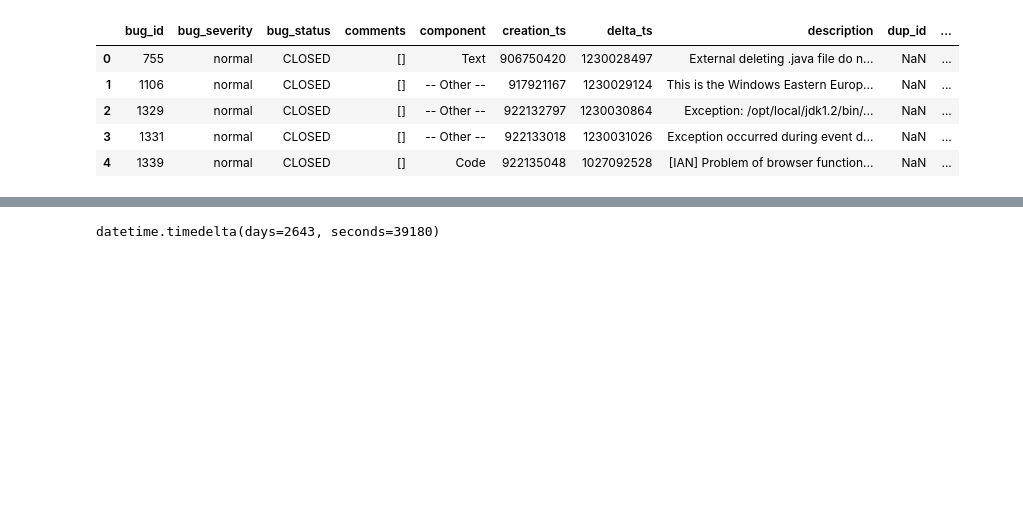
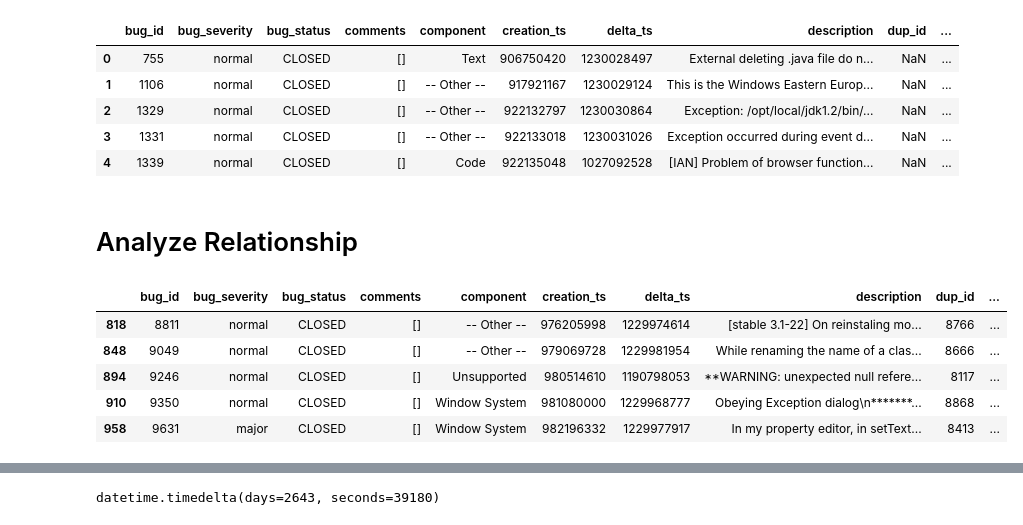
Before and after one commit to afifaniks/dedupt, a Jupyter notebook: src/analysis.ipynb, the cells around one changed output, grey strips where cells are left out. Cells and saved outputs as stored; diff of their text form; code cells hidden in the pictures; blank space fills up the shorter version.

```diff
--- a/src/analysis.ipynb
+++ b/src/analysis.ipynb
@@ -364,3 +364,5 @@ df.head()
 | 2 | 1329 | normal | CLOSED | [] | -- Other -- | 922132797 | 1230030864 | Exception: /opt/local/jdk1.2/bin/... | NaN | ... |
 | 3 | 1331 | normal | CLOSED | [] | -- Other -- | 922133018 | 1230031026 | Exception occurred during event d... | NaN | ... |
 | 4 | 1339 | normal | CLOSED | [] | Code | 922135048 | 1027092528 | [IAN] Problem of browser function... | NaN | ... |
+# %% [markdown]
+# Analyze Relationship
@@ -366,0 +376,9 @@ df.head()
+# %%
+df.head()
+# %% [output]
+|  | bug_id | bug_severity | bug_status | comments | component | creation_ts | delta_ts | description | dup_id | ... |
+| 818 | 8811 | normal | CLOSED | [] | -- Other -- | 976205998 | 1229974614 | [stable 3.1-22] On reinstaling mo... | 8766 | ... |
+| 848 | 9049 | normal | CLOSED | [] | -- Other -- | 979069728 | 1229981954 | While renaming the name of a clas... | 8666 | ... |
+| 894 | 9246 | normal | CLOSED | [] | Unsupported | 980514610 | 1190798053 | **WARNING: unexpected null refere... | 8117 | ... |
+| 910 | 9350 | normal | CLOSED | [] | Window System | 981080000 | 1229968777 | Obeying Exception dialog\n*******... | 8868 | ... |
+| 958 | 9631 | major | CLOSED | [] | Window System | 982196332 | 1229977917 | In my property editor, in setText... | 8413 | ... |
```
Also changed, not shown: parts of 13 cells of this notebook.
